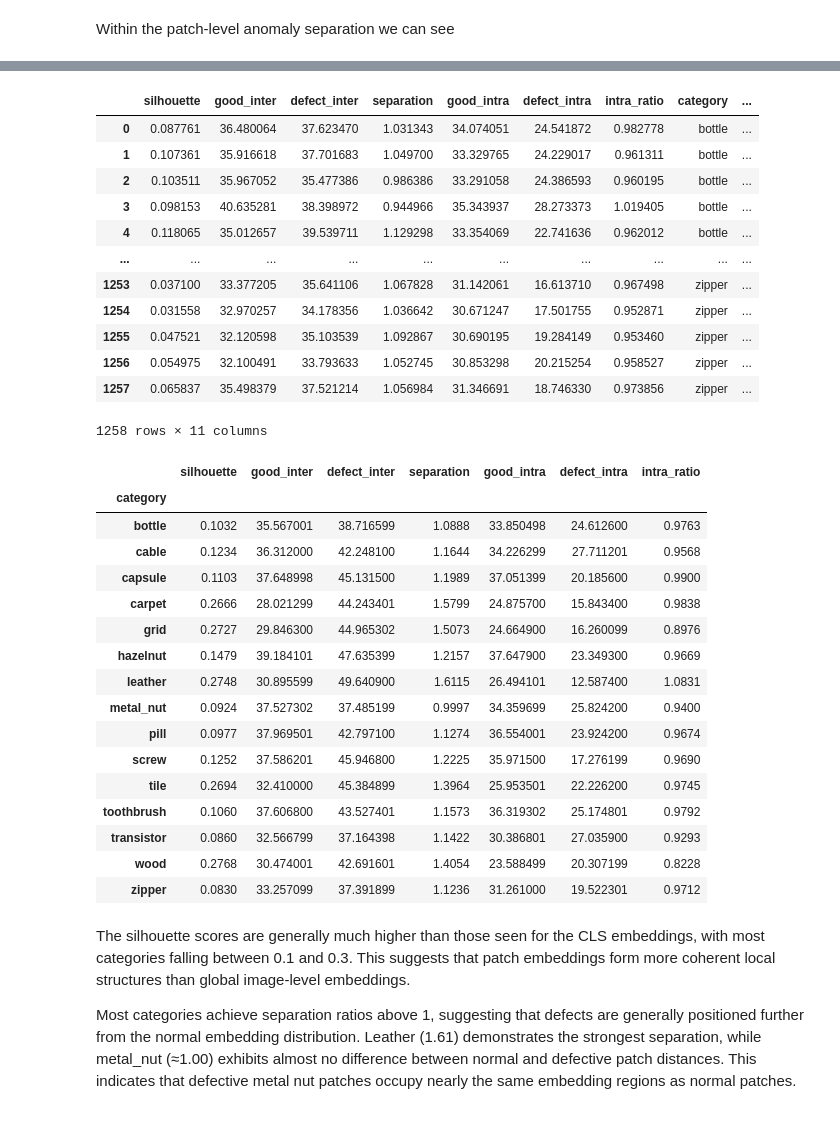
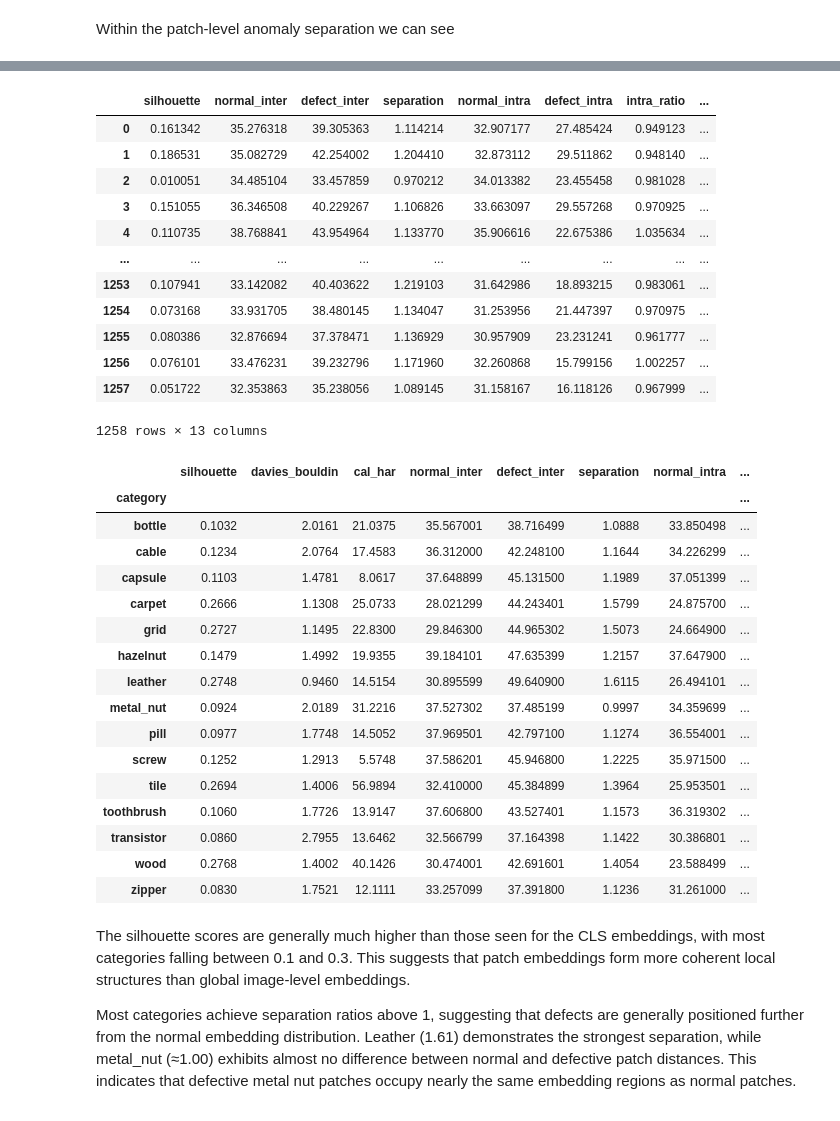
Before and after one commit to CiaranW005/UL-Summer-Bursary-2026, a Jupyter notebook: notebooks/embedding_analysis/emb_visualisation.ipynb, the cells around one changed output, grey strips where cells are left out. Cells and saved outputs as stored; diff of their text form; code cells hidden in the pictures.

```diff
--- a/notebooks/embedding_analysis/emb_visualisation.ipynb
+++ b/notebooks/embedding_analysis/emb_visualisation.ipynb
@@ -60,7 +60,7 @@ os.makedirs(CACHE_DIR, exist_ok=True)
 os.makedirs(RESULTS_DIR, exist_ok=True)
 # %%
 cls_tokens = torch.load(EMBED_PATH/"cls.pt", weights_only=False)
-patches = torch.load(EMBED_PATH/"patch.pt", weights_only=False)
+patches = torch.load(EMBED_PATH/"patches.pt", weights_only=False)
 # %%
 conn = sqlite3.connect(DB_PATH)
 
@@ -309,10 +309,10 @@ def compute_cat_metrics(cat_data):
     return {
         "category": cat_data["name"],
         "silhouette": sil,
-        "good_inter": good_inter,
+        "normal_inter": good_inter,
         "defect_inter": defect_inter,
         "separation": sep_ratio,
-        "good_intra": good_intra,
+        "normal_intra": good_intra,
         "defect_intra": defect_intra,
         "davies_bouldin": db_index,
         "cal_har": ch_index
@@ -706,10 +725,10 @@ def compute_patch_metrics(patches, labels, good_data):
 
     return {
         "silhouette": sil,
-        "good_inter":good_inter,
+        "normal_inter":good_inter,
         "defect_inter": defect_inter,
         "separation": sep_ratio,
-        "good_intra": good_intra,
+        "normal_intra": good_intra,
         "defect_intra": defect_intra,
         "intra_ratio": intra_ratio,
         "davies_bouldin": db_index,
@@ -756,7 +775,7 @@ for cat in categories:
 
             path = str(ROOT / record["path"])
 
-            mask_path = path.replace("\\test\\", "\\ground_truth\\").replace(".png", "_mask.png")
+            mask_path = path.replace("/test/", "/ground_truth/").replace(".png", "_mask.png")
 
             mask_img = cv2.imread(mask_path, cv2.IMREAD_GRAYSCALE)
             mask_img = cv2.resize(
@@ -793,54 +809,56 @@ error: OpenCV(4.13.0) /io/opencv/modules/imgproc/src/resize.cpp:4208: error: (-2
 # %%
 patch_results
 # %% [output]
-|  | silhouette | good_inter | defect_inter | separation | good_intra | defect_intra | intra_ratio | category | ... |
-| 0 | 0.087761 | 36.480064 | 37.623470 | 1.031343 | 34.074051 | 24.541872 | 0.982778 | bottle | ... |
-| 1 | 0.107361 | 35.916618 | 37.701683 | 1.049700 | 33.329765 | 24.229017 | 0.961311 | bottle | ... |
-| 2 | 0.103511 | 35.967052 | 35.477386 | 0.986386 | 33.291058 | 24.386593 | 0.960195 | bottle | ... |
-| 3 | 0.098153 | 40.635281 | 38.398972 | 0.944966 | 35.343937 | 28.273373 | 1.019405 | bottle | ... |
-| 4 | 0.118065 | 35.012657 | 39.539711 | 1.129298 | 33.354069 | 22.741636 | 0.962012 | bottle | ... |
-| ... | ... | ... | ... | ... | ... | ... | ... | ... | ... |
-| 1253 | 0.037100 | 33.377205 | 35.641106 | 1.067828 | 31.142061 | 16.613710 | 0.967498 | zipper | ... |
-| 1254 | 0.031558 | 32.970257 | 34.178356 | 1.036642 | 30.671247 | 17.501755 | 0.952871 | zipper | ... |
-| 1255 | 0.047521 | 32.120598 | 35.103539 | 1.092867 | 30.690195 | 19.284149 | 0.953460 | zipper | ... |
-| 1256 | 0.054975 | 32.100491 | 33.793633 | 1.052745 | 30.853298 | 20.215254 | 0.958527 | zipper | ... |
-| 1257 | 0.065837 | 35.498379 | 37.521214 | 1.056984 | 31.346691 | 18.746330 | 0.973856 | zipper | ... |
+|  | silhouette | normal_inter | defect_inter | separation | normal_intra | defect_intra | intra_ratio | ... |
+| 0 | 0.161342 | 35.276318 | 39.305363 | 1.114214 | 32.907177 | 27.485424 | 0.949123 | ... |
+| 1 | 0.186531 | 35.082729 | 42.254002 | 1.204410 | 32.873112 | 29.511862 | 0.948140 | ... |
+| 2 | 0.010051 | 34.485104 | 33.457859 | 0.970212 | 34.013382 | 23.455458 | 0.981028 | ... |
+| 3 | 0.151055 | 36.346508 | 40.229267 | 1.106826 | 33.663097 | 29.557268 | 0.970925 | ... |
+| 4 | 0.110735 | 38.768841 | 43.954964 | 1.133770 | 35.906616 | 22.675386 | 1.035634 | ... |
+| ... | ... | ... | ... | ... | ... | ... | ... | ... |
+| 1253 | 0.107941 | 33.142082 | 40.403622 | 1.219103 | 31.642986 | 18.893215 | 0.983061 | ... |
+| 1254 | 0.073168 | 33.931705 | 38.480145 | 1.134047 | 31.253956 | 21.447397 | 0.970975 | ... |
+| 1255 | 0.080386 | 32.876694 | 37.378471 | 1.136929 | 30.957909 | 23.231241 | 0.961777 | ... |
+| 1256 | 0.076101 | 33.476231 | 39.232796 | 1.171960 | 32.260868 | 15.799156 | 1.002257 | ... |
+| 1257 | 0.051722 | 32.353863 | 35.238056 | 1.089145 | 31.158167 | 16.118126 | 0.967999 | ... |
-1258 rows × 11 columns
+1258 rows × 13 columns
 # %%
 category_summary = (
     patch_results
     .groupby("category")
     [[
         "silhouette",
-        "good_inter",
+        "davies_bouldin",
+        "cal_har",
+        "normal_inter",
         "defect_inter",
         "separation",
-        "good_intra",
+        "normal_intra",
         "defect_intra",
         "intra_ratio"
     ]].mean().round(4)
 )
 
 category_summary.to_csv(RESULTS_DIR / "patch_embed_summary.csv")
 category_summary
 # %% [output]
-|  | silhouette | good_inter | defect_inter | separation | good_intra | defect_intra | intra_ratio |
-| category |  |  |  |  |  |  |  |
-| bottle | 0.1032 | 35.567001 | 38.716599 | 1.0888 | 33.850498 | 24.612600 | 0.9763 |
-| cable | 0.1234 | 36.312000 | 42.248100 | 1.1644 | 34.226299 | 27.711201 | 0.9568 |
-| capsule | 0.1103 | 37.648998 | 45.131500 | 1.1989 | 37.051399 | 20.185600 | 0.9900 |
-| carpet | 0.2666 | 28.021299 | 44.243401 | 1.5799 | 24.875700 | 15.843400 | 0.9838 |
-| grid | 0.2727 | 29.846300 | 44.965302 | 1.5073 | 24.664900 | 16.260099 | 0.8976 |
-| hazelnut | 0.1479 | 39.184101 | 47.635399 | 1.2157 | 37.647900 | 23.349300 | 0.9669 |
-| leather | 0.2748 | 30.895599 | 49.640900 | 1.6115 | 26.494101 | 12.587400 | 1.0831 |
-| metal_nut | 0.0924 | 37.527302 | 37.485199 | 0.9997 | 34.359699 | 25.824200 | 0.9400 |
-| pill | 0.0977 | 37.969501 | 42.797100 | 1.1274 | 36.554001 | 23.924200 | 0.9674 |
-| screw | 0.1252 | 37.586201 | 45.946800 | 1.2225 | 35.971500 | 17.276199 | 0.9690 |
-| tile | 0.2694 | 32.410000 | 45.384899 | 1.3964 | 25.953501 | 22.226200 | 0.9745 |
-| toothbrush | 0.1060 | 37.606800 | 43.527401 | 1.1573 | 36.319302 | 25.174801 | 0.9792 |
-| transistor | 0.0860 | 32.566799 | 37.164398 | 1.1422 | 30.386801 | 27.035900 | 0.9293 |
-| wood | 0.2768 | 30.474001 | 42.691601 | 1.4054 | 23.588499 | 20.307199 | 0.8228 |
-| zipper | 0.0830 | 33.257099 | 37.391899 | 1.1236 | 31.261000 | 19.522301 | 0.9712 |
+|  | silhouette | davies_bouldin | cal_har | normal_inter | defect_inter | separation | normal_intra | ... |
+| category |  |  |  |  |  |  |  | ... |
+| bottle | 0.1032 | 2.0161 | 21.0375 | 35.567001 | 38.716499 | 1.0888 | 33.850498 | ... |
+| cable | 0.1234 | 2.0764 | 17.4583 | 36.312000 | 42.248100 | 1.1644 | 34.226299 | ... |
+| capsule | 0.1103 | 1.4781 | 8.0617 | 37.648899 | 45.131500 | 1.1989 | 37.051399 | ... |
+| carpet | 0.2666 | 1.1308 | 25.0733 | 28.021299 | 44.243401 | 1.5799 | 24.875700 | ... |
+| grid | 0.2727 | 1.1495 | 22.8300 | 29.846300 | 44.965302 | 1.5073 | 24.664900 | ... |
+| hazelnut | 0.1479 | 1.4992 | 19.9355 | 39.184101 | 47.635399 | 1.2157 | 37.647900 | ... |
+| leather | 0.2748 | 0.9460 | 14.5154 | 30.895599 | 49.640900 | 1.6115 | 26.494101 | ... |
+| metal_nut | 0.0924 | 2.0189 | 31.2216 | 37.527302 | 37.485199 | 0.9997 | 34.359699 | ... |
+| pill | 0.0977 | 1.7748 | 14.5052 | 37.969501 | 42.797100 | 1.1274 | 36.554001 | ... |
+| screw | 0.1252 | 1.2913 | 5.5748 | 37.586201 | 45.946800 | 1.2225 | 35.971500 | ... |
+| tile | 0.2694 | 1.4006 | 56.9894 | 32.410000 | 45.384899 | 1.3964 | 25.953501 | ... |
+| toothbrush | 0.1060 | 1.7726 | 13.9147 | 37.606800 | 43.527401 | 1.1573 | 36.319302 | ... |
+| transistor | 0.0860 | 2.7955 | 13.6462 | 32.566799 | 37.164398 | 1.1422 | 30.386801 | ... |
+| wood | 0.2768 | 1.4002 | 40.1426 | 30.474001 | 42.691601 | 1.4054 | 23.588499 | ... |
+| zipper | 0.0830 | 1.7521 | 12.1111 | 33.257099 | 37.391800 | 1.1236 | 31.261000 | ... |
 # %% [markdown]
 The silhouette scores are generally much higher than those seen for the CLS embeddings, with most categories falling between 0.1 and 0.3. This suggests that patch embeddings form more coherent local structures than global image-level embeddings.
 
```
Also changed, not shown: parts of 9 cells of this notebook, 37 other files.
